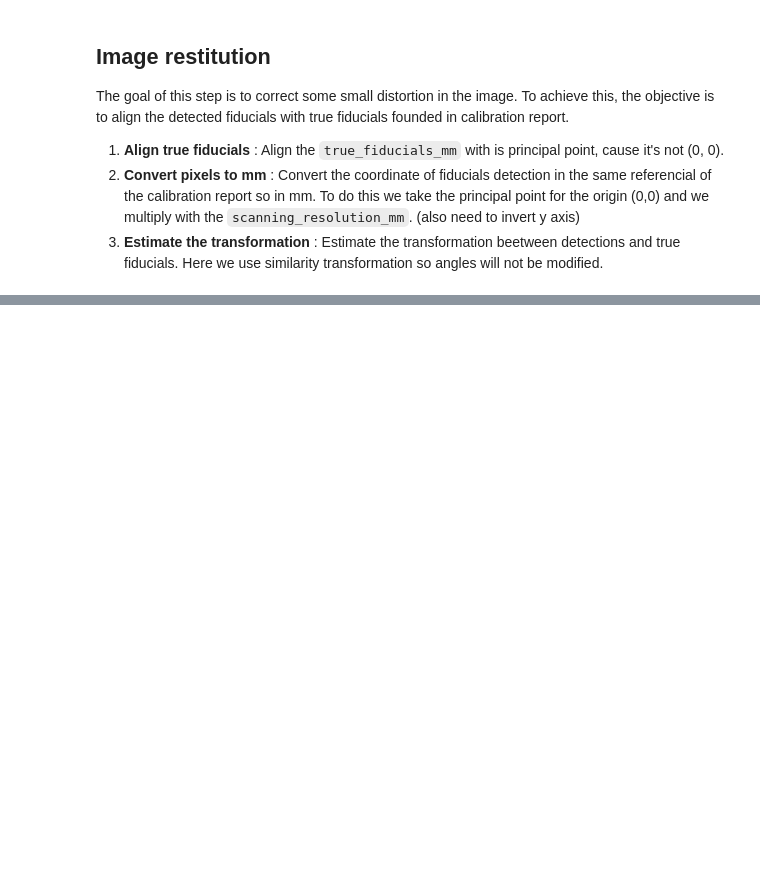
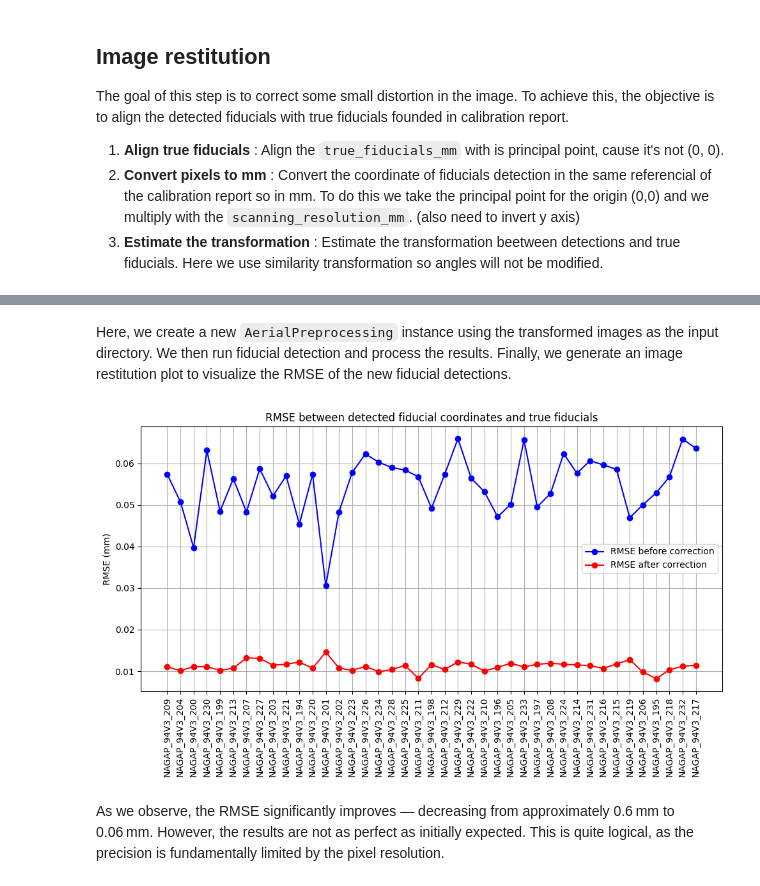
Before and after one commit to shippp/hipp, a Jupyter notebook: examples/1994_06_09_aerial_scg.ipynb, the cells around one changed output, grey strips where cells are left out. Saved outputs shown, nothing was run; the diff lists cells and outputs as text; code cells hidden in the pictures; blank space fills up the shorter version.

```diff
--- a/examples/1994_06_09_aerial_scg.ipynb
+++ b/examples/1994_06_09_aerial_scg.ipynb
@@ -112,0 +117,31 @@ res = preproc.images_restitution(
+# %% [markdown]
+Here, we create a new `AerialPreprocessing` instance using the transformed images as the input directory. We then run fiducial detection and process the results. Finally, we generate an image restitution plot to visualize the RMSE of the new fiducial detections.
+# %%
+project_directory = "/home/godinlu/Documents/history-dataset/1994_06_09_aerial_scg"
+images_directory = os.path.join(project_directory, "output_images")
+fiducial_directory = os.path.join(project_directory, "fiducials")
+output_directory = os.path.join(project_directory, "final_images")
+qc_directory = os.path.join(project_directory, "qc2")
+
+preproc2 = hipp.AerialPreprocessing(
+    images_directory=images_directory,
+    fiducials_directory=fiducial_directory,
+    output_directory=output_directory,
+    qc_directory=qc_directory
+)
+
+detection_result2 = preproc2.detect_fiducials(grid_size=7, max_workers=5, quality_control=False)
+processed_detections2 = preproc2.process_fiducials_detection(*detection_result2, quality_control=False)
+_ = preproc.images_restitution(
+    processed_detections2,
+    true_fiducials_mm,
+    image_square_dim=10800,
+    scanning_resolution_mm=0.02,
+    transform_image=False,
+    crop_image=False,
+    clahe_enhancement=False
+)
+# %% [output]
+[figure, added]
+# %% [markdown]
+As we observe, the RMSE significantly improves — decreasing from approximately 0.6 mm to 0.06 mm. However, the results are not as perfect as initially expected. This is quite logical, as the precision is fundamentally limited by the pixel resolution.
```
Also changed, not shown: parts of 9 cells of this notebook, 8 other files.
